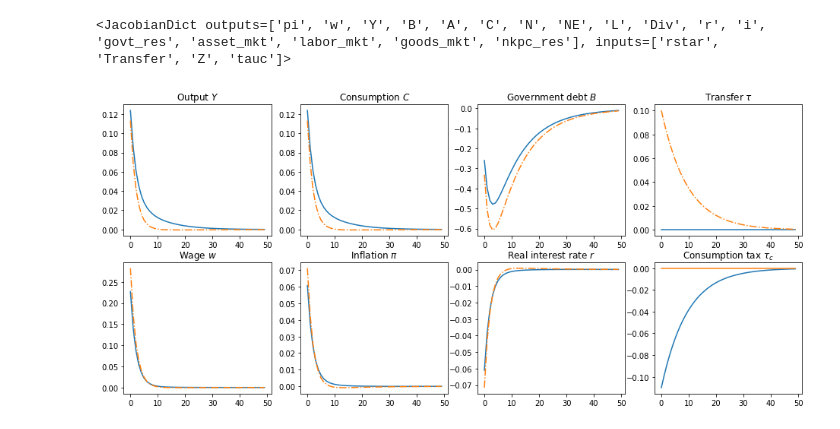
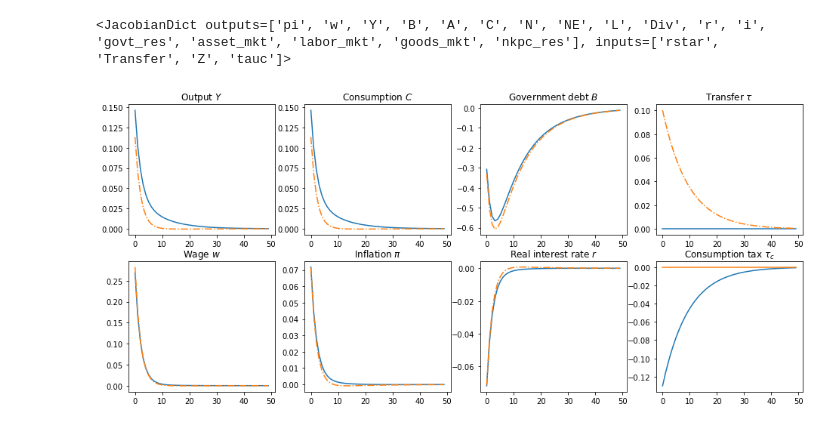
Before and after one commit to danmrc/sequence-jacobian, a Jupyter notebook: notebooks/Exogenous Transfer + Taxes.ipynb, the cells around one changed output. Saved outputs shown, nothing was run; the diff lists cells and outputs as text; code cells hidden in the pictures.

```diff
--- a/notebooks/Exogenous Transfer + Taxes.ipynb
+++ b/notebooks/Exogenous Transfer + Taxes.ipynb
@@ -174,9 +172,9 @@ Outputs: ['A', 'C', 'N', 'NE', 'L', 'Div', 'r', 'i', 'govt_res', 'w', 'asset_mkt
 # %%
 calibration = {'gamma': 1, 'v': 2, 'rho_e': 0.966, 'sd_e': 0.5, 'nE': 7,
                'amin': 0, 'amax': 150, 'nA': 500, 'Y': 1.0, 'Z': 1.0, 'pi': 0.0,
-               'mu': 1.2, 'kappa': 0.1, 'rstar': 0.005, 'phi_pi': 0, 'B': 5.6, 'tauc': 0.1, 'taun': 0.05}
+               'mu': 1.2, 'kappa': 0.1, 'rstar': 0.005, 'phi_pi': 0, 'B': 6, 'tauc': 0.1, 'taun': 0.0}
 
-unknowns_ss = {'beta': 0.986, 'phi': 0.8, 'Transfer': -0.03}
+unknowns_ss = {'beta': 0.986, 'phi': 0.8, 'Transfer': 0.05}
 targets_ss = {'asset_mkt': 0, 'labor_mkt': 0, 'govt_res': 0}
 
 ss0 = hank_ss.solve_steady_state(calibration, unknowns_ss, targets_ss, solver = "hybr")
@@ -230,80 +262,90 @@ print(G)
 # %% [output]
 <JacobianDict outputs=['pi', 'w', 'Y', 'B', 'A', 'C', 'N', 'NE', 'L', 'Div', 'r', 'i', 'govt_res', 'asset_mkt', 'labor_mkt', 'goods_mkt', 'nkpc_res'], inputs=['rstar', 'Transfer', 'Z', 'tauc']>
 # %%
+# Impulse response functions
 rhos = 0.9
-drstar = -0.0025 * 0 * rhos ** (np.arange(T)[:, np.newaxis])
+drstar = -0.002 * rhos ** (np.arange(T)[:, np.newaxis])
 dtstar = 0.001* rhos ** (np.arange(T)[:, np.newaxis])
-dtauc = - 0.0011 * rhos ** (np.arange(T)[:, np.newaxis])
+dtauc = - 0.0013 * rhos ** (np.arange(T)[:, np.newaxis])
 
-dY = G['Y']['rstar'] @ drstar
-dC = G['C']['rstar'] @ drstar
-dN = G['L']['rstar'] @ drstar
-dB = G['A']['rstar'] @ drstar
-dw = G['w']['rstar'] @ drstar
-dpi = G['pi']['rstar'] @ drstar
-dr = G['r']['rstar'] @ drstar
-di = G['i']['rstar'] @ drstar
+dY_r = G['Y']['rstar'] @ drstar
+dC_r = G['C']['rstar'] @ drstar
+dN_r = G['L']['rstar'] @ drstar
+dB_r = G['A']['rstar'] @ drstar
+dw_r = G['w']['rstar'] @ drstar
+dpi_r = G['pi']['rstar'] @ drstar
+dr_r = G['r']['rstar'] @ drstar
+di_r = G['i']['rstar'] @ drstar
+#dT_r = G['Transfer']['rstar'] @ drstar
 
-dYt = G['Y']['Transfer'] @ dtstar
-dCt = G['C']['Transfer'] @ dtstar
-dNt = G['L']['Transfer'] @ dtstar
-dBt = G['A']['Transfer'] @ dtstar
-dwt = G['w']['Transfer'] @ dtstar
-dpit = G['pi']['Transfer'] @ dtstar
-drt = G['r']['Transfer'] @ dtstar
+dY_t = G['Y']['Transfer'] @ dtstar
+dC_t = G['C']['Transfer'] @ dtstar
+dN_t = G['L']['Transfer'] @ dtstar
+dB_t = G['A']['Transfer'] @ dtstar
+dw_t = G['w']['Transfer'] @ dtstar
+dpi_t = G['pi']['Transfer'] @ dtstar
+dr_t = G['r']['Transfer'] @ dtstar
 #dit = G['i']['Transfer'] @ dtstar
 
-dYc = G['Y']['tauc'] @ dtauc
-dCc = G['C']['tauc'] @ dtauc
-dNc = G['L']['tauc'] @ dtauc
-dBc = G['A']['tauc'] @ dtauc
-dwc = G['w']['tauc'] @ dtauc
-dpic = G['pi']['tauc'] @ dtauc
-drc = G['r']['tauc'] @ dtauc
+dY_c = G['Y']['tauc'] @ dtauc
+dC_c = G['C']['tauc'] @ dtauc
+dN_c = G['L']['tauc'] @ dtauc
+dB_c = G['A']['tauc'] @ dtauc
+dw_c = G['w']['tauc'] @ dtauc
+dpi_c = G['pi']['tauc'] @ dtauc
+dr_c = G['r']['tauc'] @ dtauc
 #dic = G['i']['tauc'] @ dtauc
 
 plt.rcParams["figure.figsize"] = (16,7)
 fig, ax = plt.subplots(2, 4)
-l1, = ax[0, 0].plot(100 * dYc[:50, :])
-l2, = ax[0, 0].plot(100 * dYt[:50, :],'-.')
+
 ax[0, 0].set_title(r'Output $Y$')
+#l1, = ax[0, 0].plot(100 * dY_r[:50, :])
+l1, = ax[0, 0].plot(100 * dY_c[:50, :])
+l2, = ax[0, 0].plot(100 * dY_t[:50, :],'-.')
 
-ax[0, 1].plot(100 * dCc[:50, :])
-ax[0, 1].plot(100 * dCt[:50, :],'-.')
 ax[0, 1].set_title(r'Consumption $C$')
+#ax[0, 1].plot(100 * dC_r[:50, :])
+ax[0, 1].plot(100 * dC_c[:50, :])
+ax[0, 1].plot(100 * dC_t[:50, :],'-.')
 
-ax[0, 2].plot(100 * dBc[:50, :])
-ax[0, 2].plot(100 * dBt[:50, :],'-.')
 ax[0, 2].set_title(r'Government debt $B$')
+#ax[0, 2].plot(100 * dB_r[:50, :])
+ax[0, 2].plot(100 * dB_c[:50, :])
+ax[0, 2].plot(100 * dB_t[:50, :],'-.')
 
+ax[0, 3].set_title(r'Transfer $\tau$')
 ax[0, 3].plot(100 * np.zeros(50))
 ax[0, 3].plot(100 * dtstar[:50],'-.')
-ax[0, 3].set_title(r'Transfer $\tau$')
 
-ax[1, 0].plot(100 * dwc[:50, :])
-ax[1, 0].plot(100 * dwt[:50, :],'-.')
 ax[1, 0].set_title(r'Wage $w$')
+#ax[1, 0].plot(100 * dw_r[:50, :])
+ax[1, 0].plot(100 * dw_c[:50, :])
+ax[1, 0].plot(100 * dw_t[:50, :],'-.')
 
-ax[1, 1].plot(100 * dpic[:50, :])
-ax[1, 1].plot(100 * dpit[:50, :],'-.')
 ax[1, 1].set_title(r'Inflation $\pi$')
+#ax[1, 1].plot(100 * dpi_r[:50, :])
+ax[1, 1].plot(100 * dpi_c[:50, :])
+ax[1, 1].plot(100 * dpi_t[:50, :],'-.')
 
-ax[1, 2].plot(100 * drc[:50, :])
-ax[1, 2].plot(100 * drt[:50, :],'-.')
 ax[1, 2].set_title(r'Real interest rate $r$')
+#ax[1, 2].plot(100 * dr_r[:50, :])
+ax[1, 2].plot(100 * dr_c[:50, :])
+ax[1, 2].plot(100 * dr_t[:50, :],'-.')
 
-#ax[1, 3].plot(10000 * di[:50])
-#ax[1, 3].plot(10000 * dic[:50])
 #ax[1, 3].set_title(r'Nominal interest rate $i$')
+#ax[1, 3].plot(100 * drstar[:50])
+#ax[1, 3].plot(100 * np.zeros(50), '-.')
 
+ax[1, 3].set_title(r'Consumption tax $\tau_c$')
 ax[1, 3].plot(100 * dtauc[:50])
 ax[1, 3].plot(100 * np.zeros(50))
-ax[1, 3].set_title(r'Consumption tax $\tau_c$')
+
 
 #ax.legend((l1, l2), ('MonPol', 'Check'), loc='upper right', shadow=True)
 plt.show()
 # %% [output]
-[figure, old version]
+[figure, new version]
 # %%
 100 * dYc[:1, :] - dYt[:1, :]
 # %% [output]
```
Also changed, not shown: parts of 10 cells of this notebook, 1 other file.
